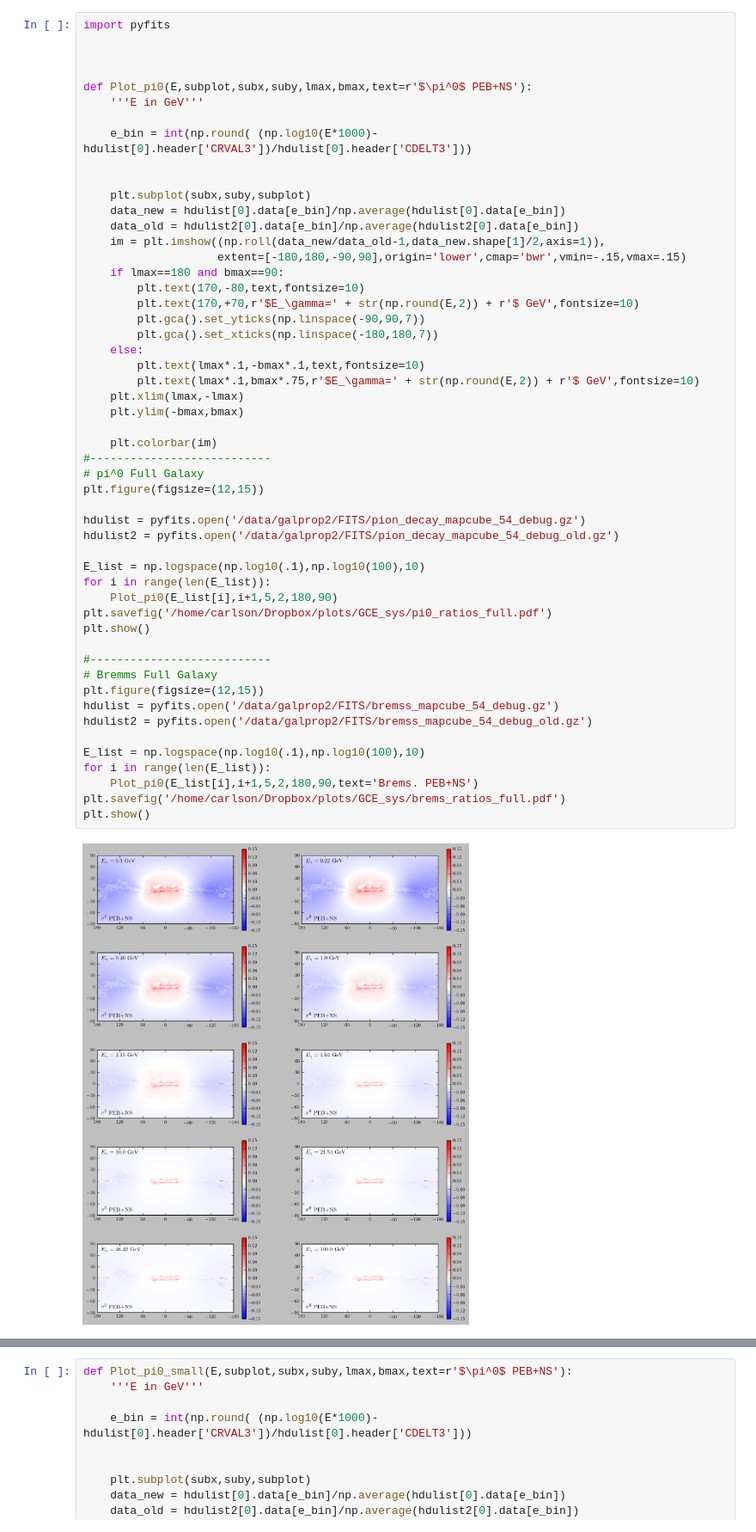
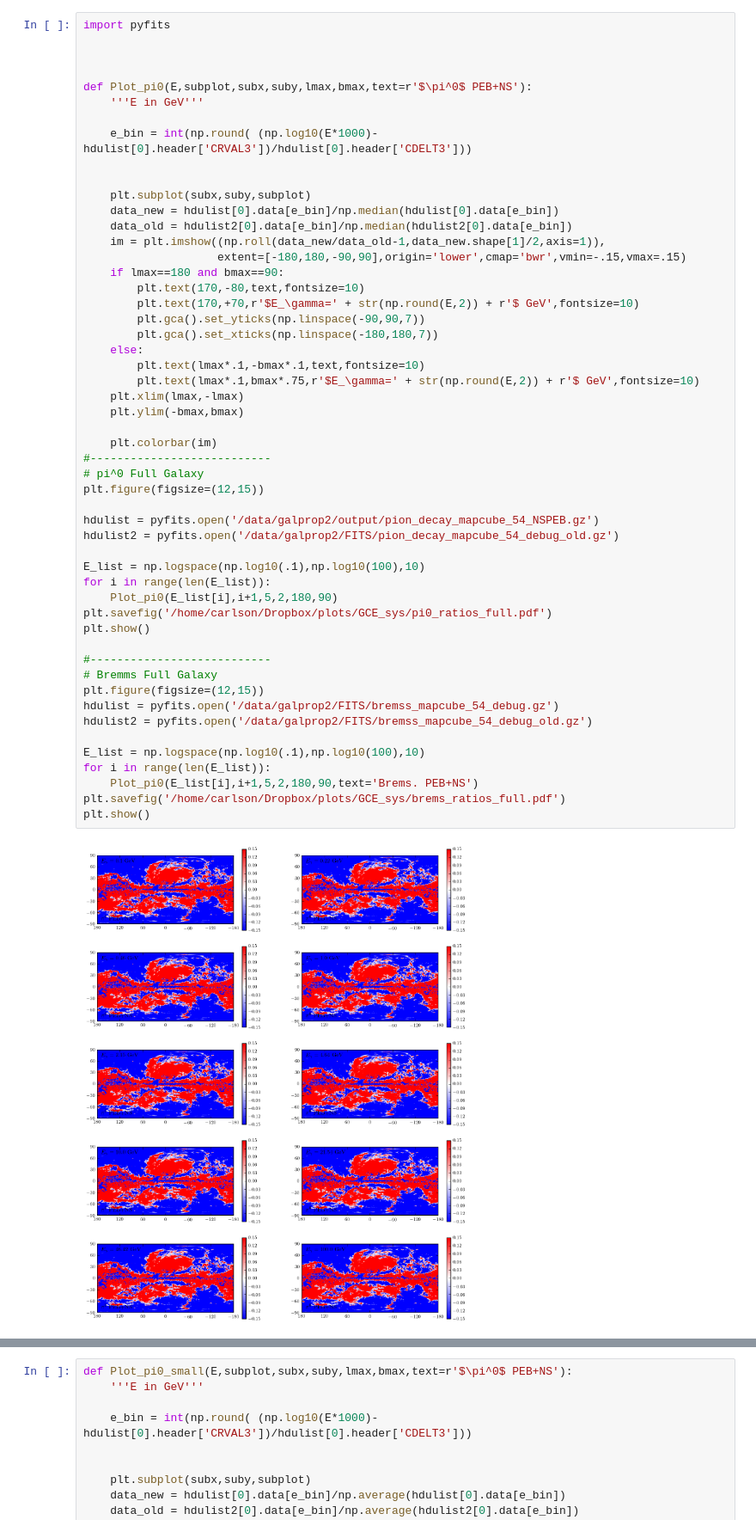
Before and after one commit to erccarls/GammaLike_dev, a Jupyter notebook: Compare Gas Distributions.ipynb, the cells around one changed output, grey strips where cells are left out. Shown at 86% size. Saved outputs shown, nothing was run; the diff lists cells and outputs as text.

```diff
--- a/Compare Gas Distributions.ipynb
+++ b/Compare Gas Distributions.ipynb
@@ -10,8 +10,8 @@ def Plot_pi0(E,subplot,subx,suby,lmax,bmax,text=r'$\pi^0$ PEB+NS'):
 
 
     plt.subplot(subx,suby,subplot)
-    data_new = hdulist[0].data[e_bin]/np.average(hdulist[0].data[e_bin])
-    data_old = hdulist2[0].data[e_bin]/np.average(hdulist2[0].data[e_bin])
+    data_new = hdulist[0].data[e_bin]/np.median(hdulist[0].data[e_bin])
+    data_old = hdulist2[0].data[e_bin]/np.median(hdulist2[0].data[e_bin])
     im = plt.imshow((np.roll(data_new/data_old-1,data_new.shape[1]/2,axis=1)),
                     extent=[-180,180,-90,90],origin='lower',cmap='bwr',vmin=-.15,vmax=.15)
     if lmax==180 and bmax==90:
@@ -23,32 +23,32 @@ def Plot_pi0(E,subplot,subx,suby,lmax,bmax,text=r'$\pi^0$ PEB+NS'):
         plt.text(lmax*.1,-bmax*.1,text,fontsize=10)
         plt.text(lmax*.1,bmax*.75,r'$E_\gamma=' + str(np.round(E,2)) + r'$ GeV',fontsize=10)
     plt.xlim(lmax,-lmax)
     plt.ylim(-bmax,bmax)
 
     plt.colorbar(im)
 #---------------------------
 # pi^0 Full Galaxy
 plt.figure(figsize=(12,15))
 
-hdulist = pyfits.open('/data/galprop2/FITS/pion_decay_mapcube_54_debug.gz')
+hdulist = pyfits.open('/data/galprop2/output/pion_decay_mapcube_54_NSPEB.gz')
 hdulist2 = pyfits.open('/data/galprop2/FITS/pion_decay_mapcube_54_debug_old.gz')
 
 E_list = np.logspace(np.log10(.1),np.log10(100),10)
 for i in range(len(E_list)):
     Plot_pi0(E_list[i],i+1,5,2,180,90)
 plt.savefig('/home/carlson/Dropbox/plots/GCE_sys/pi0_ratios_full.pdf')
 plt.show()
 
 #---------------------------
 # Bremms Full Galaxy
 plt.figure(figsize=(12,15))
 hdulist = pyfits.open('/data/galprop2/FITS/bremss_mapcube_54_debug.gz')
 hdulist2 = pyfits.open('/data/galprop2/FITS/bremss_mapcube_54_debug_old.gz')
 
 E_list = np.logspace(np.log10(.1),np.log10(100),10)
 for i in range(len(E_list)):
     Plot_pi0(E_list[i],i+1,5,2,180,90,text='Brems. PEB+NS')
 plt.savefig('/home/carlson/Dropbox/plots/GCE_sys/brems_ratios_full.pdf')
 plt.show()
 # %% [output]
-[figure, old version]
+[figure, new version]
```
Also changed, not shown: parts of 1 cell of this notebook, 8 other files.
